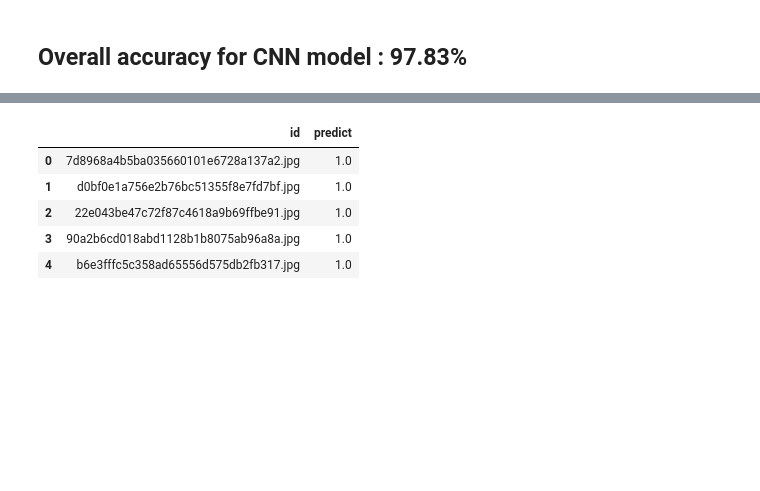
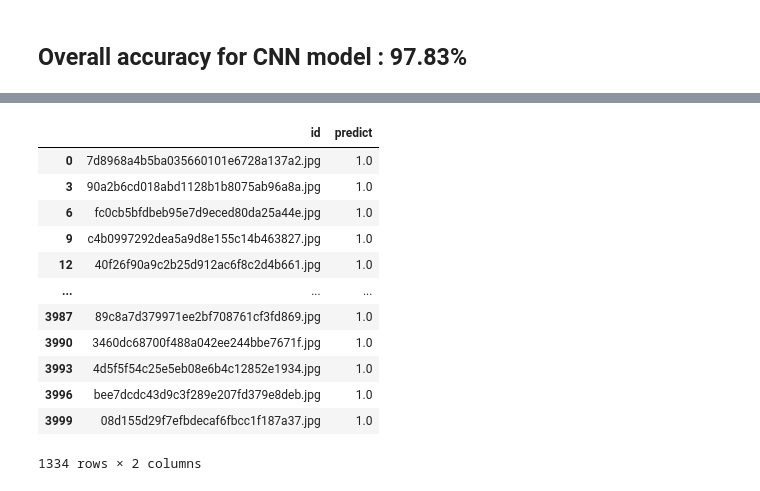
Before and after one commit to johntahod/Aerial_Cactus_Identification, a Jupyter notebook: Aerial_Cactus_Identification_CNN_ANN.ipynb, the cells around one changed output, grey strips where cells are left out. Saved outputs shown, nothing was run; the diff lists cells and outputs as text; code cells hidden in the pictures; blank space fills up the shorter version.

```diff
--- a/Aerial_Cactus_Identification_CNN_ANN.ipynb
+++ b/Aerial_Cactus_Identification_CNN_ANN.ipynb
@@ -147,11 +147,18 @@ c5ea2c19d05cb9ed420a5dd11249808c.jpg is a cactus
 08d155d29f7efbdecaf6fbcc1f187a37.jpg is a cactus
 # %%
 x=pd.DataFrame({'id':list,'predict':subm})
-x.head()
+x[::3]
 # %% [output]
 |  | id | predict |
 | 0 | 7d8968a4b5ba035660101e6728a137a2.jpg | 1.0 |
-| 1 | d0bf0e1a756e2b76bc51355f8e7fd7bf.jpg | 1.0 |
-| 2 | 22e043be47c72f87c4618a9b69ffbe91.jpg | 1.0 |
 | 3 | 90a2b6cd018abd1128b1b8075ab96a8a.jpg | 1.0 |
-| 4 | b6e3fffc5c358ad65556d575db2fb317.jpg | 1.0 |
+| 6 | fc0cb5bfdbeb95e7d9eced80da25a44e.jpg | 1.0 |
+| 9 | c4b0997292dea5a9d8e155c14b463827.jpg | 1.0 |
+| 12 | 40f26f90a9c2b25d912ac6f8c2d4b661.jpg | 1.0 |
+| ... | ... | ... |
+| 3987 | 89c8a7d379971ee2bf708761cf3fd869.jpg | 1.0 |
+| 3990 | 3460dc68700f488a042ee244bbe7671f.jpg | 1.0 |
+| 3993 | 4d5f5f54c25e5eb08e6b4c12852e1934.jpg | 1.0 |
+| 3996 | bee7dcdc43d9c3f289e207fd379e8deb.jpg | 1.0 |
+| 3999 | 08d155d29f7efbdecaf6fbcc1f187a37.jpg | 1.0 |
+1334 rows × 2 columns
```
Also changed, not shown: parts of 2 cells of this notebook.
